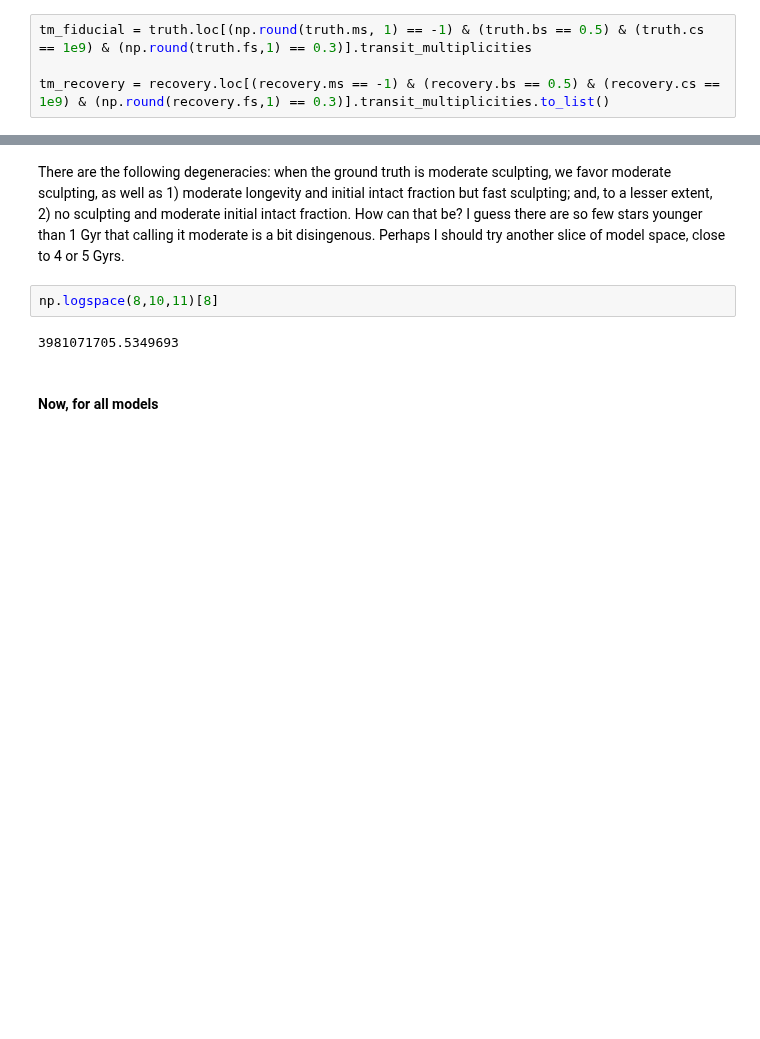
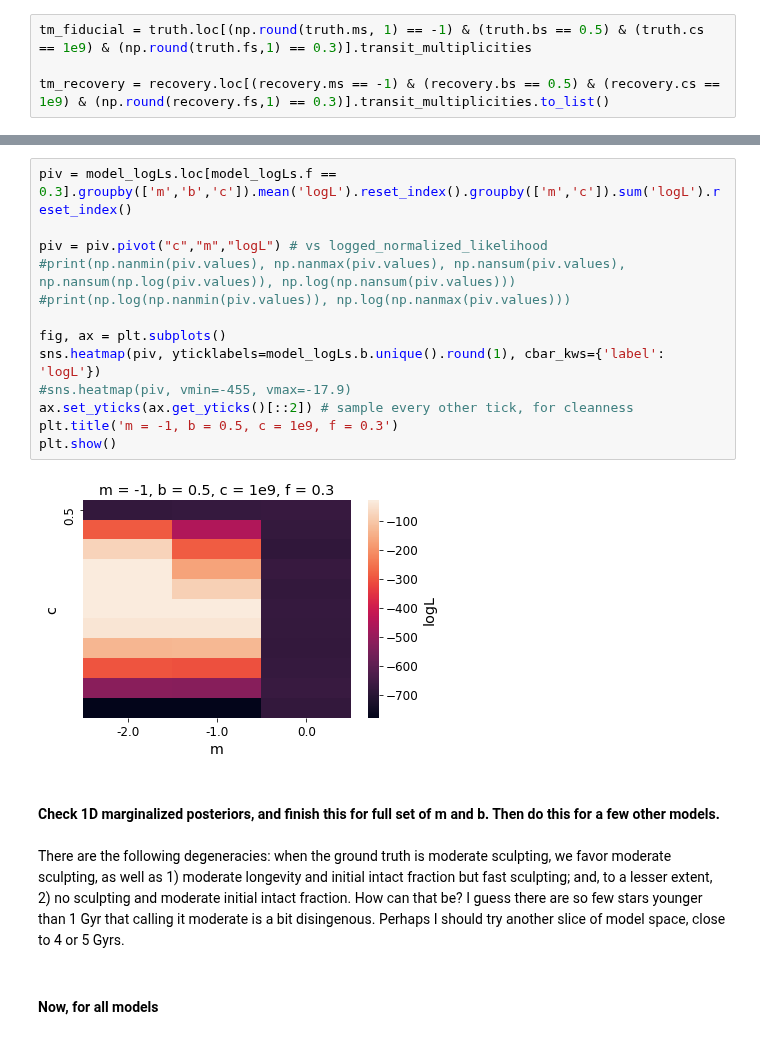
Before and after one commit to exoclam/mastrangelo, a Jupyter notebook: notebooks/analyze.ipynb, the cells around one changed output, grey strips where cells are left out. Saved outputs shown, nothing was run; the diff lists cells and outputs as text; blank space fills up the shorter version.

```diff
--- a/notebooks/analyze.ipynb
+++ b/notebooks/analyze.ipynb
@@ -364,9 +426,22 @@ plt.show()
+# %%
+piv = model_logLs.loc[model_logLs.f == 0.3].groupby(['m','b','c']).mean('logL').reset_index().groupby(['m','c']).sum('logL').reset_index()
+
+piv = piv.pivot("c","m","logL") # vs logged_normalized_likelihood
+#print(np.nanmin(piv.values), np.nanmax(piv.values), np.nansum(piv.values), np.nansum(np.log(piv.values)), np.log(np.nansum(piv.values)))
+#print(np.log(np.nanmin(piv.values)), np.log(np.nanmax(piv.values)))
+
+fig, ax = plt.subplots()
+sns.heatmap(piv, yticklabels=model_logLs.b.unique().round(1), cbar_kws={'label': 'logL'})
+#sns.heatmap(piv, vmin=-455, vmax=-17.9)
+ax.set_yticks(ax.get_yticks()[::2]) # sample every other tick, for cleanness
+plt.title('m = -1, b = 0.5, c = 1e9, f = 0.3')
+plt.show()
+# %% [output]
+[figure, added]
+# %% [markdown]
+#### Check 1D marginalized posteriors, and finish this for full set of m and b. Then do this for a few other models.
 # %% [markdown]
 There are the following degeneracies: when the ground truth is moderate sculpting, we favor moderate sculpting, as well as 1) moderate longevity and initial intact fraction but fast sculpting; and, to a lesser extent, 2) no sculpting and moderate initial intact fraction. How can that be? I guess there are so few stars younger than 1 Gyr that calling it moderate is a bit disingenous. Perhaps I should try another slice of model space, close to 4 or 5 Gyrs.
-# %%
-np.logspace(8,10,11)[8]
-# %% [output]
-3981071705.5349693
 # %% [markdown]
 #### Now, for all models
 # %%
```
Also changed, not shown: parts of 35 cells of this notebook, 1 other file.
